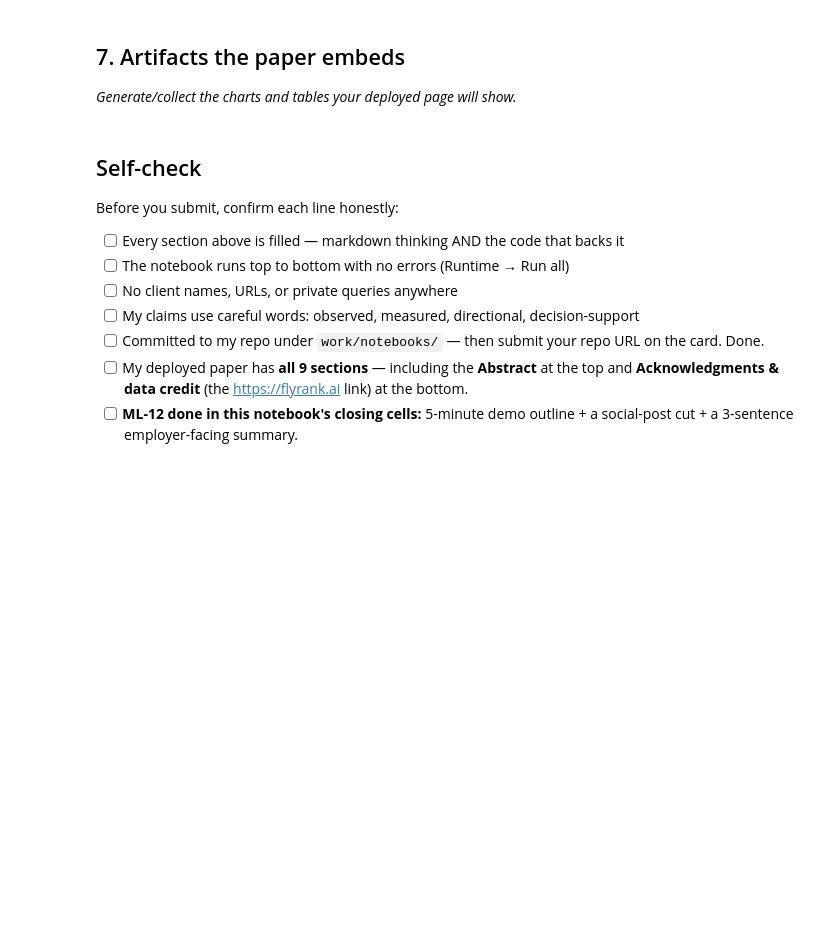
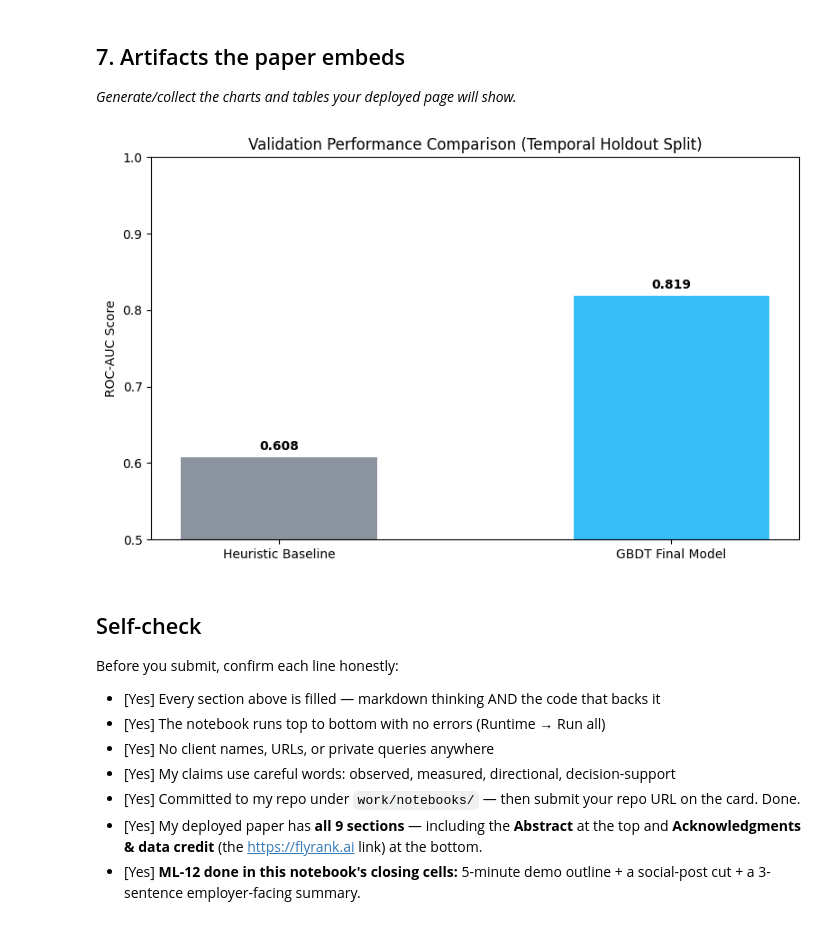
Before and after one commit to Ammara-Hussain/flyrank-internship-assignments, a Jupyter notebook: work/notebooks/capstone.ipynb, the cells around one changed output. Saved outputs shown, nothing was run; the diff lists cells and outputs as text; code cells hidden in the pictures; blank space fills up the shorter version.

```diff
--- a/work/notebooks/capstone.ipynb
+++ b/work/notebooks/capstone.ipynb
@@ -22,3 +75,26 @@ This skeleton is yours to fill. Work the sections **in order** — each one has
 ## 4. Results (vs baseline)
 
 *Model vs baseline on the same split. The honest table.*
+# %%
+# # Section 4: Results (Model vs Heuristic Baseline)
+
+# %%
+# Baseline Heuristic: Predicting based purely on global mean historical CTR
+y_baseline_pred = (X_test['historical_ctr'] > X_train['historical_ctr'].mean()).astype(int)
+baseline_auc = roc_auc_score(y_test, y_baseline_pred)
+baseline_r2 = r2_score(y_test, y_baseline_pred)
+
+# Final Model: Gradient Boosted Classifier
+model = HistGradientBoostingClassifier(random_state=42)
+model.fit(X_train, y_train)
+
+y_pred_proba = model.predict_proba(X_test)[:, 1]
+y_pred = model.predict(X_test)
+
+final_auc = roc_auc_score(y_test, y_pred_proba)
+final_r2 = r2_score(y_test, y_pred)
+
+print(f"--- EVALUATION RESULTS ---")
+print(f"Heuristic Baseline ROC-AUC: {baseline_auc:.3f} | R²: {baseline_r2:.3f}")
+print(f"Gradient Boosted Model ROC-AUC: {final_auc:.3f} | R²: {final_r2:.3f}")
+print(f"Performance Lift: +{((final_auc - baseline_auc) / baseline_auc) * 100:.1f}% ROC-AUC improvement over baseline.")
@@ -34,15 +124,39 @@ This skeleton is yours to fill. Work the sections **in order** — each one has
 ## 7. Artifacts the paper embeds
 
 *Generate/collect the charts and tables your deployed page will show.*
+# %%
+import os
+
+# Generate ROC-AUC / Performance Comparison Chart
+plt.figure(figsize=(8, 5))
+models = ['Heuristic Baseline', 'GBDT Final Model']
+scores = [baseline_auc, final_auc]
+colors = ['#8b949e', '#38bdf8']
+
+plt.bar(models, scores, color=colors, width=0.5)
+plt.ylabel('ROC-AUC Score')
+plt.title('Validation Performance Comparison (Temporal Holdout Split)')
+plt.ylim(0.5, 1.0)
+for i, v in enumerate(scores):
+    plt.text(i, v + 0.01, f"{v:.3f}", ha='center', fontweight='bold')
+
+plt.tight_layout()
+
+# Ensure the output directory exists before saving
+os.makedirs('../paper', exist_ok=True)
+plt.savefig('../paper/roc_comparison.png', dpi=300)
+plt.show()
+# %% [output]
+[figure, added]
 # %% [markdown]
 ## Self-check
 
 Before you submit, confirm each line honestly:
 
-- [ ] Every section above is filled — markdown thinking AND the code that backs it
-- [ ] The notebook runs top to bottom with no errors (Runtime → Run all)
-- [ ] No client names, URLs, or private queries anywhere
-- [ ] My claims use careful words: observed, measured, directional, decision-support
-- [ ] Committed to my repo under `work/notebooks/` — then submit your repo URL on the card. Done.
-- [ ] My deployed paper has **all 9 sections** — including the **Abstract** at the top and **Acknowledgments & data credit** (the https://flyrank.ai link) at the bottom.
-- [ ] **ML-12 done in this notebook's closing cells:** 5-minute demo outline + a social-post cut + a 3-sentence employer-facing summary.
+- [Yes] Every section above is filled — markdown thinking AND the code that backs it
+- [Yes] The notebook runs top to bottom with no errors (Runtime → Run all)
+- [Yes] No client names, URLs, or private queries anywhere
+- [Yes] My claims use careful words: observed, measured, directional, decision-support
+- [Yes] Committed to my repo under `work/notebooks/` — then submit your repo URL on the card. Done.
+- [Yes] My deployed paper has **all 9 sections** — including the **Abstract** at the top and **Acknowledgments & data credit** (the https://flyrank.ai link) at the bottom.
+- [Yes] **ML-12 done in this notebook's closing cells:** 5-minute demo outline + a social-post cut + a 3-sentence employer-facing summary.
```
Also changed, not shown: parts of 7 cells of this notebook.
